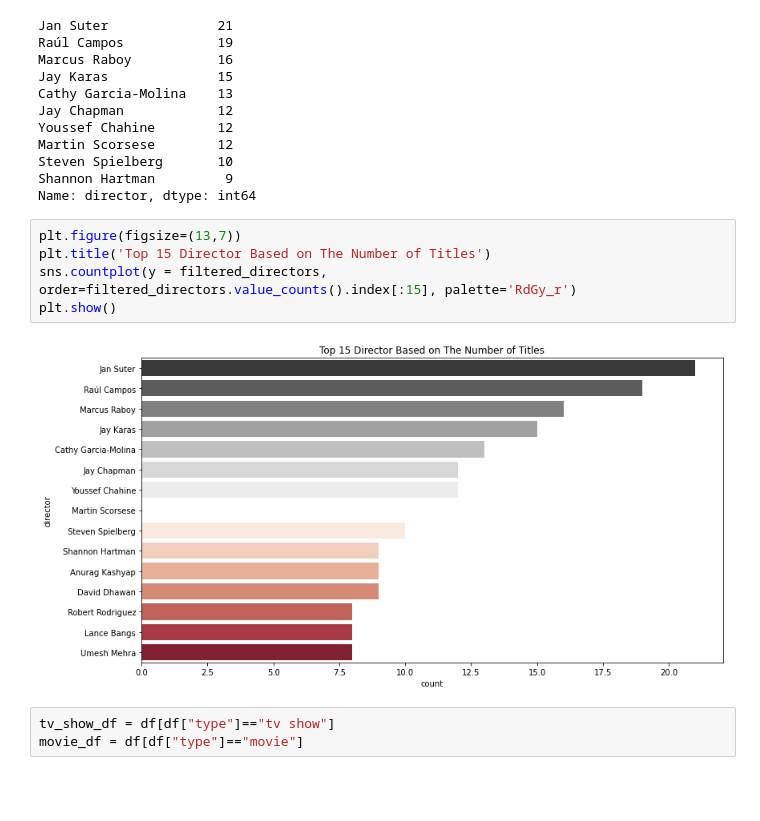
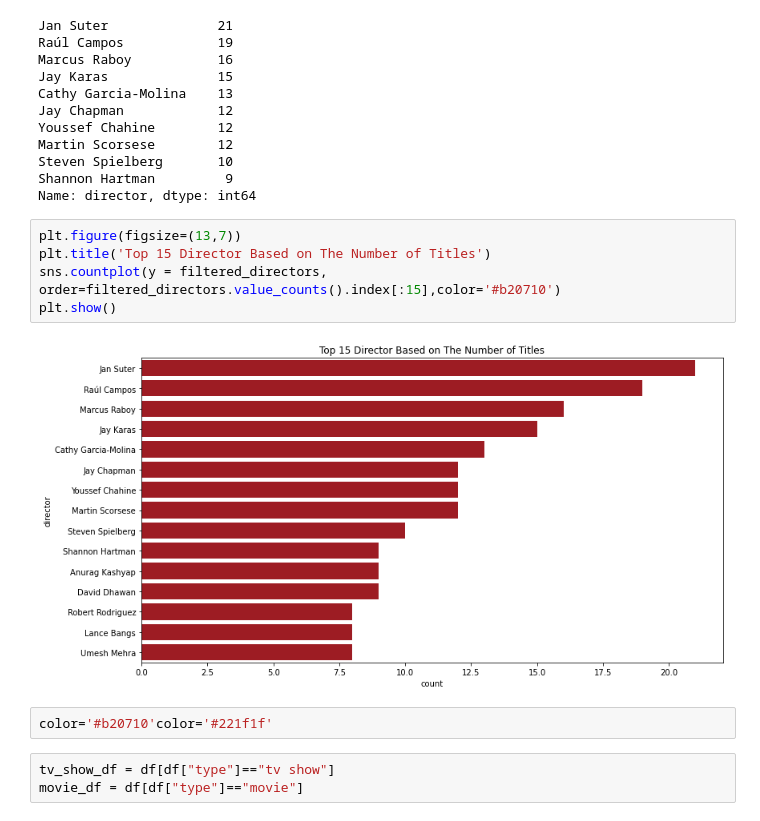
Before and after one commit to rubeshajith/NETFLIX-MOVIES-AND-TV-SHOWS-CLUSTERING, a Jupyter notebook: NETFLIX_MOVIES_AND_TV_SHOWS_CLUSTERING.ipynb, the cells around one changed output. Drawn from its saved outputs; the diff is of its cells as text; blank space fills up the shorter version.

```diff
--- a/NETFLIX_MOVIES_AND_TV_SHOWS_CLUSTERING.ipynb
+++ b/NETFLIX_MOVIES_AND_TV_SHOWS_CLUSTERING.ipynb
@@ -626,10 +606,12 @@ Name: director, dtype: int64
 # %%
 plt.figure(figsize=(13,7))
 plt.title('Top 15 Director Based on The Number of Titles')
-sns.countplot(y = filtered_directors, order=filtered_directors.value_counts().index[:15], palette='RdGy_r')
+sns.countplot(y = filtered_directors, order=filtered_directors.value_counts().index[:15],color='#b20710')
 plt.show()
 # %% [output]
-[figure, old version]
+[figure, new version]
+# %%
+color='#b20710'color='#221f1f'
 # %%
 tv_show_df = df[df["type"]=="tv show"]
 movie_df = df[df["type"]=="movie"]
```
Also changed, not shown: parts of 33 cells of this notebook.
